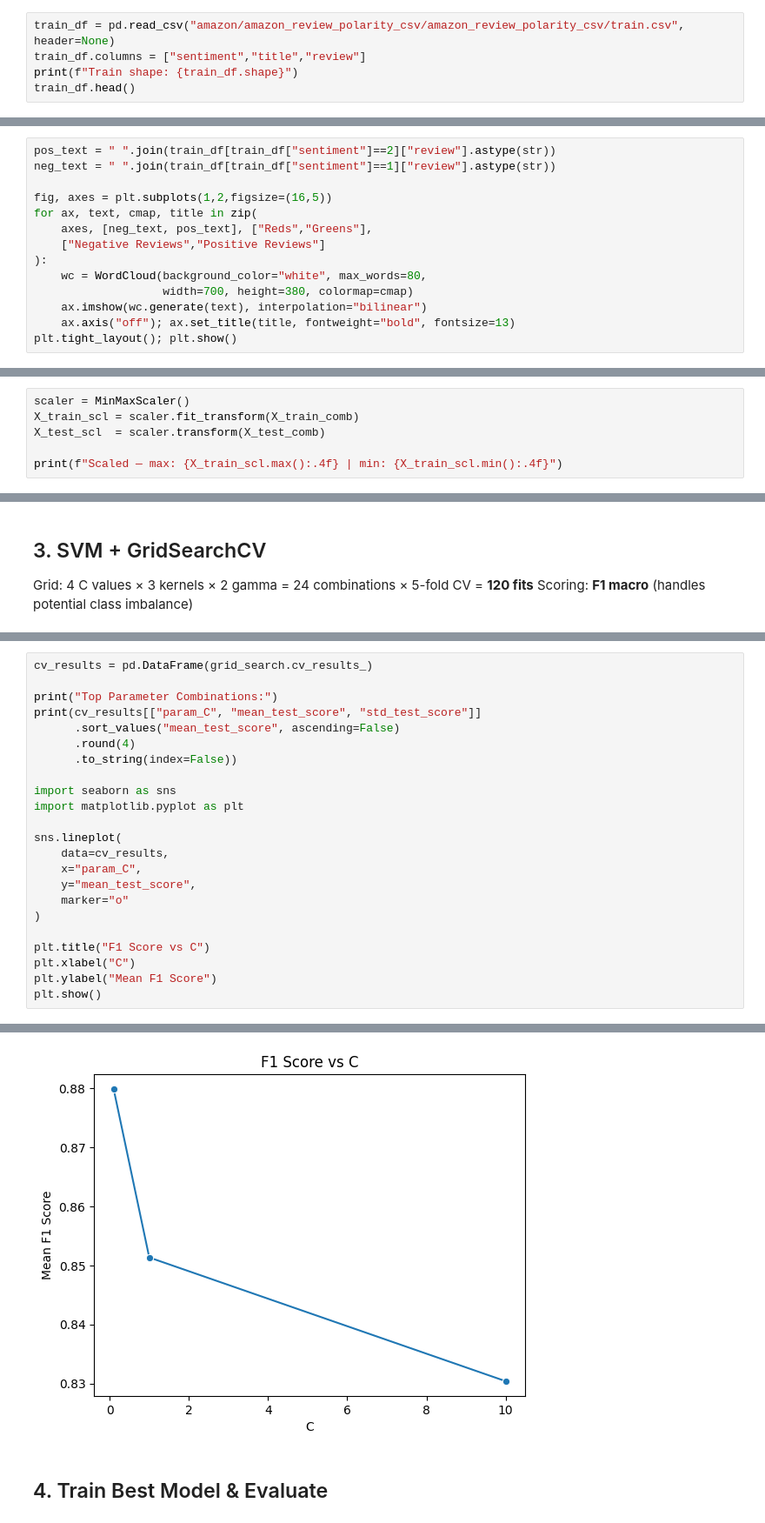
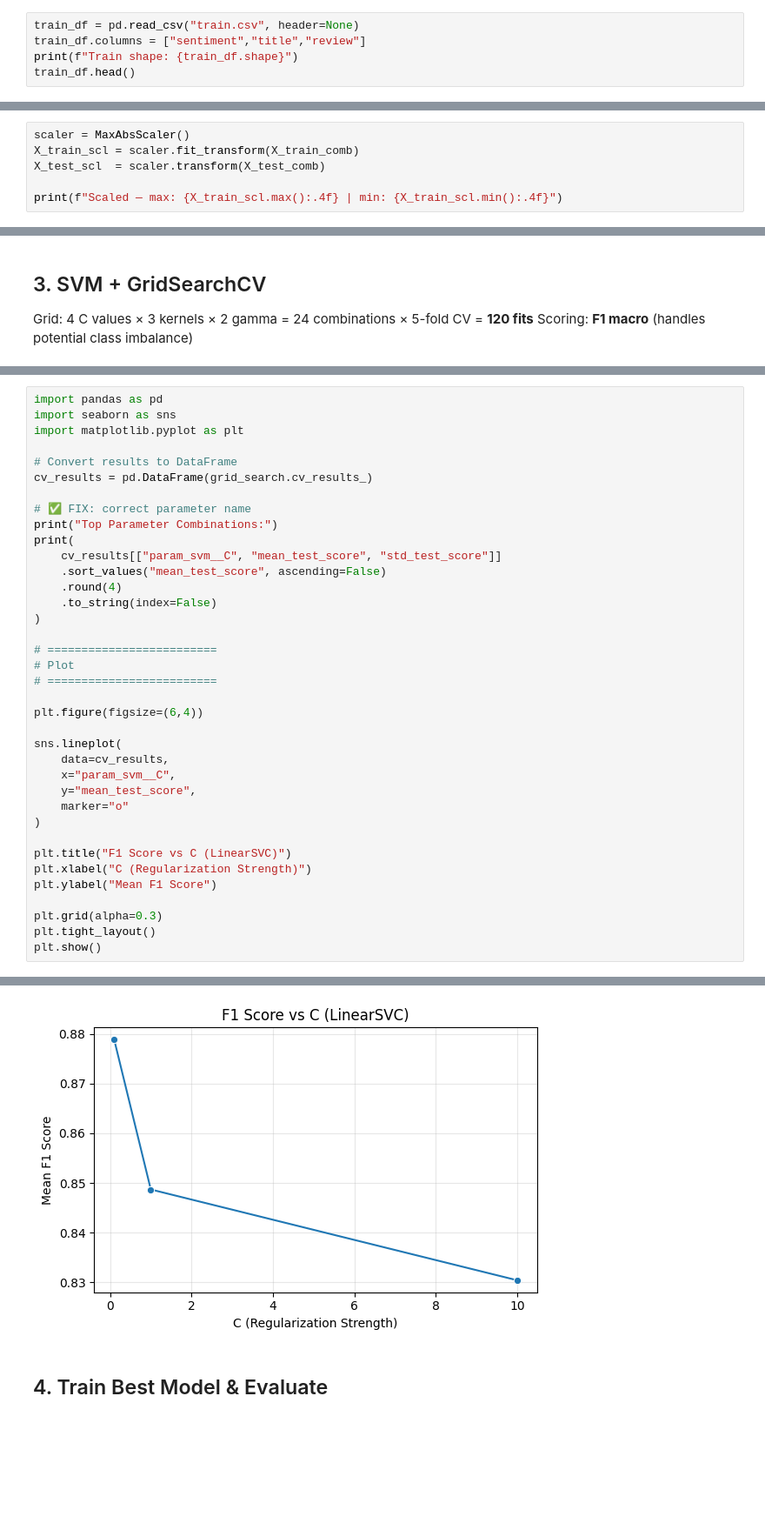
Before and after one commit to riku-d/Amazon_Reviews_Sentiment_Analysis, a Jupyter notebook: Amazon_Reviews_SVM.ipynb, the cells around one changed output, grey strips where cells are left out. Shown at 87% size. Saved outputs shown, nothing was run; the diff lists cells and outputs as text; blank space fills up the shorter version.

```diff
--- a/Amazon_Reviews_SVM.ipynb
+++ b/Amazon_Reviews_SVM.ipynb
@@ -40,7 +39,7 @@ All libraries imported successfully ✅
 # %% [markdown]
 ## 1. Load & Explore Data
 # %%
-train_df = pd.read_csv("amazon/amazon_review_polarity_csv/amazon_review_polarity_csv/train.csv", header=None)
+train_df = pd.read_csv("train.csv", header=None)
 train_df.columns = ["sentiment","title","review"]
 print(f"Train shape: {train_df.shape}")
 train_df.head()
@@ -240,17 +269,3 @@ plt.tight_layout(); plt.show()
 [figure]
 # %% [markdown]
 ### 1.5 Word Clouds
-# %%
-pos_text = " ".join(train_df[train_df["sentiment"]==2]["review"].astype(str))
-neg_text = " ".join(train_df[train_df["sentiment"]==1]["review"].astype(str))
-
-fig, axes = plt.subplots(1,2,figsize=(16,5))
-for ax, text, cmap, title in zip(
-    axes, [neg_text, pos_text], ["Reds","Greens"],
-    ["Negative Reviews","Positive Reviews"]
-):
-    wc = WordCloud(background_color="white", max_words=80,
-                   width=700, height=380, colormap=cmap)
-    ax.imshow(wc.generate(text), interpolation="bilinear")
-    ax.axis("off"); ax.set_title(title, fontweight="bold", fontsize=13)
-plt.tight_layout(); plt.show()
@@ -475,7 +526,7 @@ y_test  — 1(Neg): 2470  | 2(Pos): 2530
 # %% [markdown]
 ### 2.3 Scaling
 # %%
-scaler = MinMaxScaler()
+scaler = MaxAbsScaler()
 X_train_scl = scaler.fit_transform(X_train_comb)
 X_test_scl  = scaler.transform(X_test_comb)
 
@@ -555,25 +673,39 @@ Best CV F1  : 87.99%
 # %%
-cv_results = pd.DataFrame(grid_search.cv_results_)
-
-print("Top Parameter Combinations:")
-print(cv_results[["param_C", "mean_test_score", "std_test_score"]]
-      .sort_values("mean_test_score", ascending=False)
-      .round(4)
-      .to_string(index=False))
-
+import pandas as pd
 import seaborn as sns
 import matplotlib.pyplot as plt
 
+# Convert results to DataFrame
+cv_results = pd.DataFrame(grid_search.cv_results_)
+
+# ✅ FIX: correct parameter name
+print("Top Parameter Combinations:")
+print(
+    cv_results[["param_svm__C", "mean_test_score", "std_test_score"]]
+    .sort_values("mean_test_score", ascending=False)
+    .round(4)
+    .to_string(index=False)
+)
+
+# =========================
+# Plot
+# =========================
+
+plt.figure(figsize=(6,4))
+
 sns.lineplot(
     data=cv_results,
-    x="param_C",
+    x="param_svm__C",
     y="mean_test_score",
     marker="o"
 )
 
-plt.title("F1 Score vs C")
-plt.xlabel("C")
+plt.title("F1 Score vs C (LinearSVC)")
+plt.xlabel("C (Regularization Strength)")
 plt.ylabel("Mean F1 Score")
+
+plt.grid(alpha=0.3)
+plt.tight_layout()
 plt.show()
 # %% [output]
 Top Parameter Combinations:
@@ -584,4 +716,4 @@ Top Parameter Combinations:
-[figure, old version]
+[figure, new version]
 # %% [markdown]
 ## 4. Train Best Model & Evaluate
 # %%
```
Also changed, not shown: parts of 23 cells of this notebook, 6 other files.
